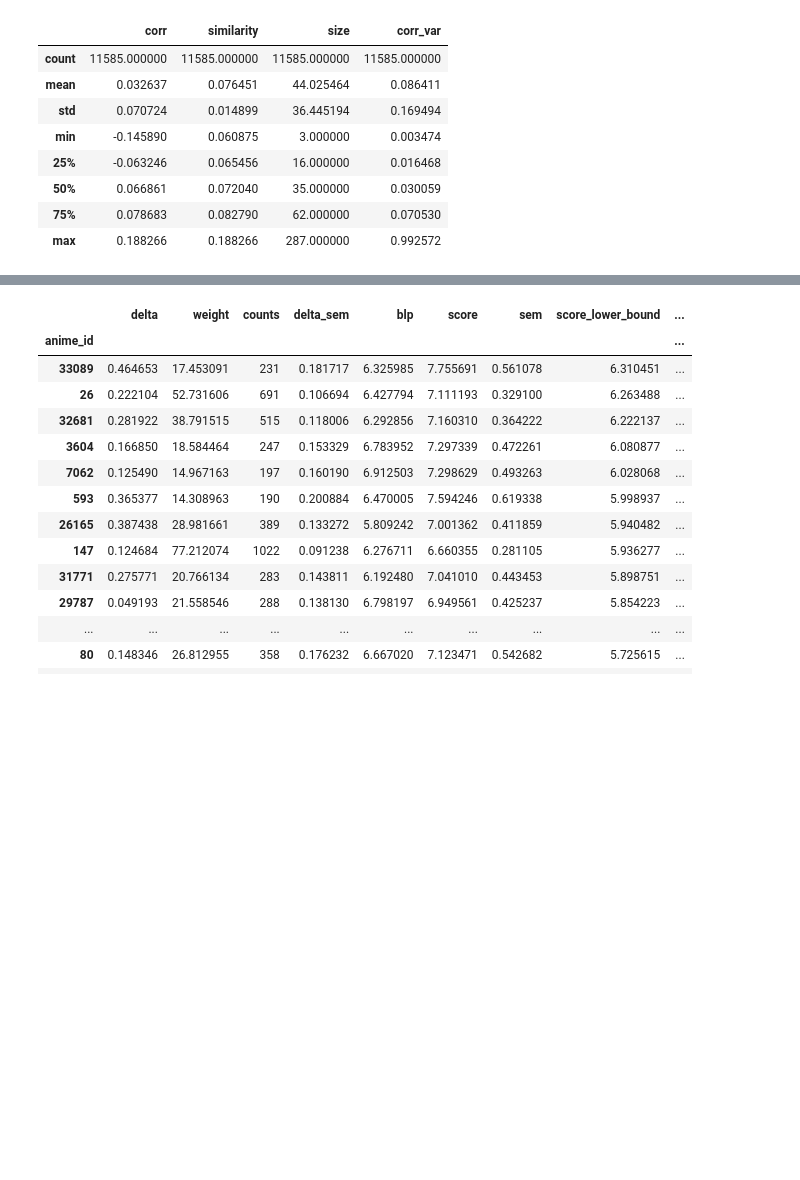
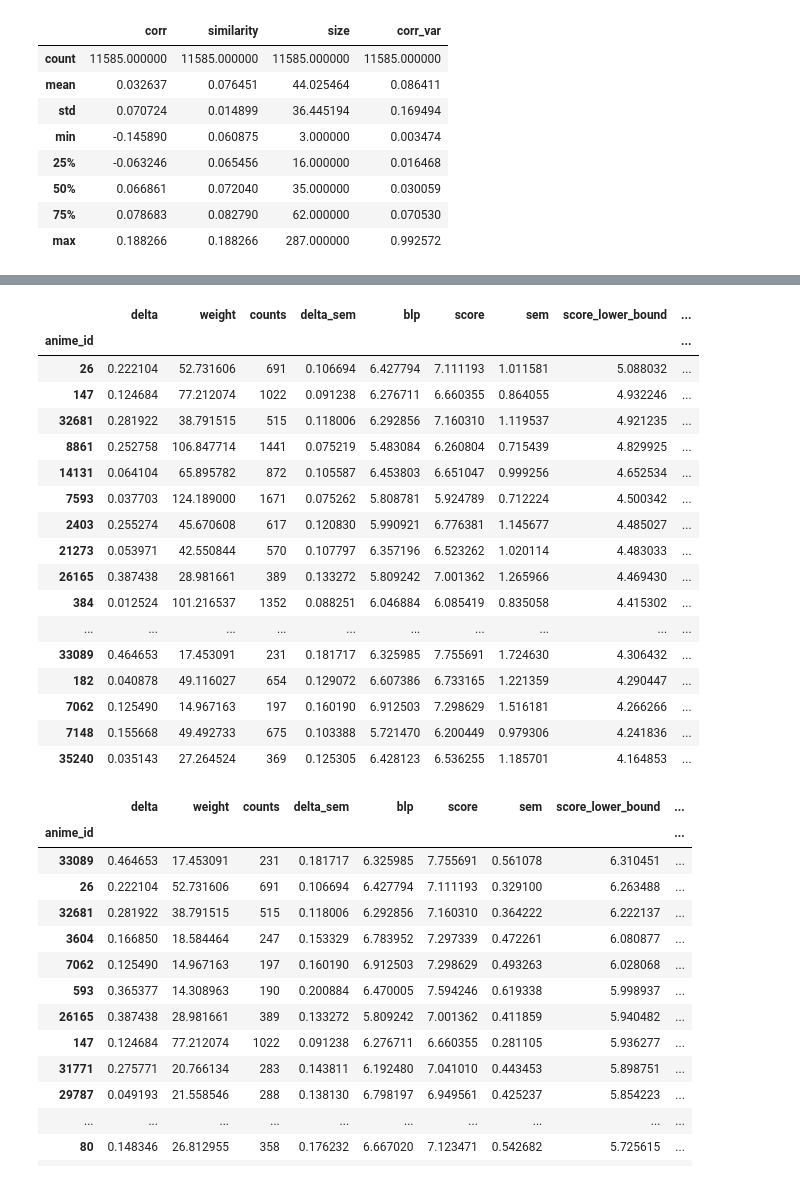
Before and after one commit to Fro116/RecommenderSystem, a Jupyter notebook: notebooks/Sandbox/UserUserNormalization.ipynb, the cells around one changed output, grey strips where cells are left out. Cells and saved outputs as stored; diff of their text form; code cells hidden in the pictures; blank space fills up the shorter version.

```diff
--- a/notebooks/Sandbox/UserUserNormalization.ipynb
+++ b/notebooks/Sandbox/UserUserNormalization.ipynb
@@ -321,6 +360,29 @@ new_recs = pred_df.drop(filtered_df.loc[recommendee].anime_id, errors="ignore").
     & (x["type"] != "ONA")
     & (x["type"] != "Music")
 ]
+# %%
+new_recs.loc[lambda x: (x["delta"] > 0)].sort_values(
+    by="score_lower_bound", ascending=False
+)[:20]
+# %% [output]
+|  | delta | weight | counts | delta_sem | blp | score | sem | score_lower_bound | ... |
+| anime_id |  |  |  |  |  |  |  |  | ... |
+| 26 | 0.222104 | 52.731606 | 691 | 0.106694 | 6.427794 | 7.111193 | 1.011581 | 5.088032 | ... |
+| 147 | 0.124684 | 77.212074 | 1022 | 0.091238 | 6.276711 | 6.660355 | 0.864055 | 4.932246 | ... |
+| 32681 | 0.281922 | 38.791515 | 515 | 0.118006 | 6.292856 | 7.160310 | 1.119537 | 4.921235 | ... |
+| 8861 | 0.252758 | 106.847714 | 1441 | 0.075219 | 5.483084 | 6.260804 | 0.715439 | 4.829925 | ... |
+| 14131 | 0.064104 | 65.895782 | 872 | 0.105587 | 6.453803 | 6.651047 | 0.999256 | 4.652534 | ... |
+| 7593 | 0.037703 | 124.189000 | 1671 | 0.075262 | 5.808781 | 5.924789 | 0.712224 | 4.500342 | ... |
+| 2403 | 0.255274 | 45.670608 | 617 | 0.120830 | 5.990921 | 6.776381 | 1.145677 | 4.485027 | ... |
+| 21273 | 0.053971 | 42.550844 | 570 | 0.107797 | 6.357196 | 6.523262 | 1.020114 | 4.483033 | ... |
+| 26165 | 0.387438 | 28.981661 | 389 | 0.133272 | 5.809242 | 7.001362 | 1.265966 | 4.469430 | ... |
+| 384 | 0.012524 | 101.216537 | 1352 | 0.088251 | 6.046884 | 6.085419 | 0.835058 | 4.415302 | ... |
+| ... | ... | ... | ... | ... | ... | ... | ... | ... | ... |
+| 33089 | 0.464653 | 17.453091 | 231 | 0.181717 | 6.325985 | 7.755691 | 1.724630 | 4.306432 | ... |
+| 182 | 0.040878 | 49.116027 | 654 | 0.129072 | 6.607386 | 6.733165 | 1.221359 | 4.290447 | ... |
+| 7062 | 0.125490 | 14.967163 | 197 | 0.160190 | 6.912503 | 7.298629 | 1.516181 | 4.266266 | ... |
+| 7148 | 0.155668 | 49.492733 | 675 | 0.103388 | 5.721470 | 6.200449 | 0.979306 | 4.241836 | ... |
+| 35240 | 0.035143 | 27.264524 | 369 | 0.125305 | 6.428123 | 6.536255 | 1.185701 | 4.164853 | ... |
 # %%
 new_recs.loc[lambda x: (x["delta"] > 0)].sort_values(
     by="score_lower_bound", ascending=False
```
Also changed, not shown: parts of 29 cells of this notebook, 5 other files.
